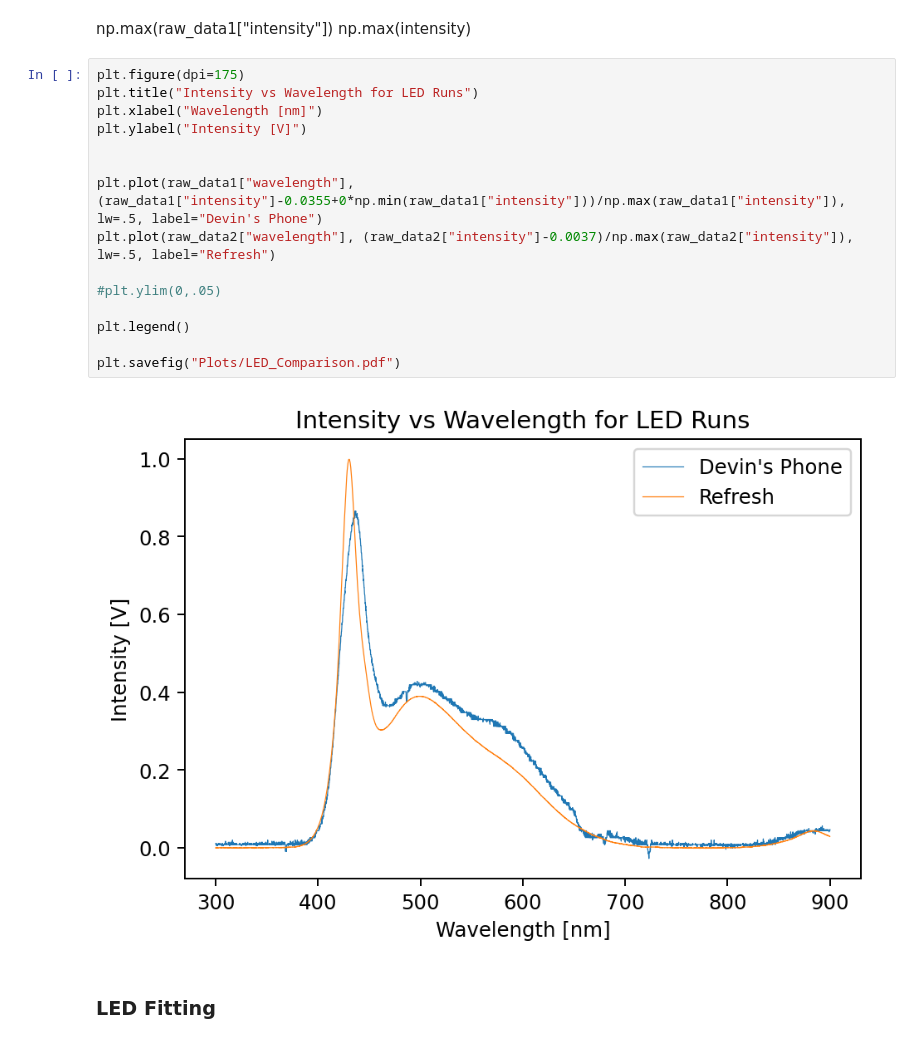
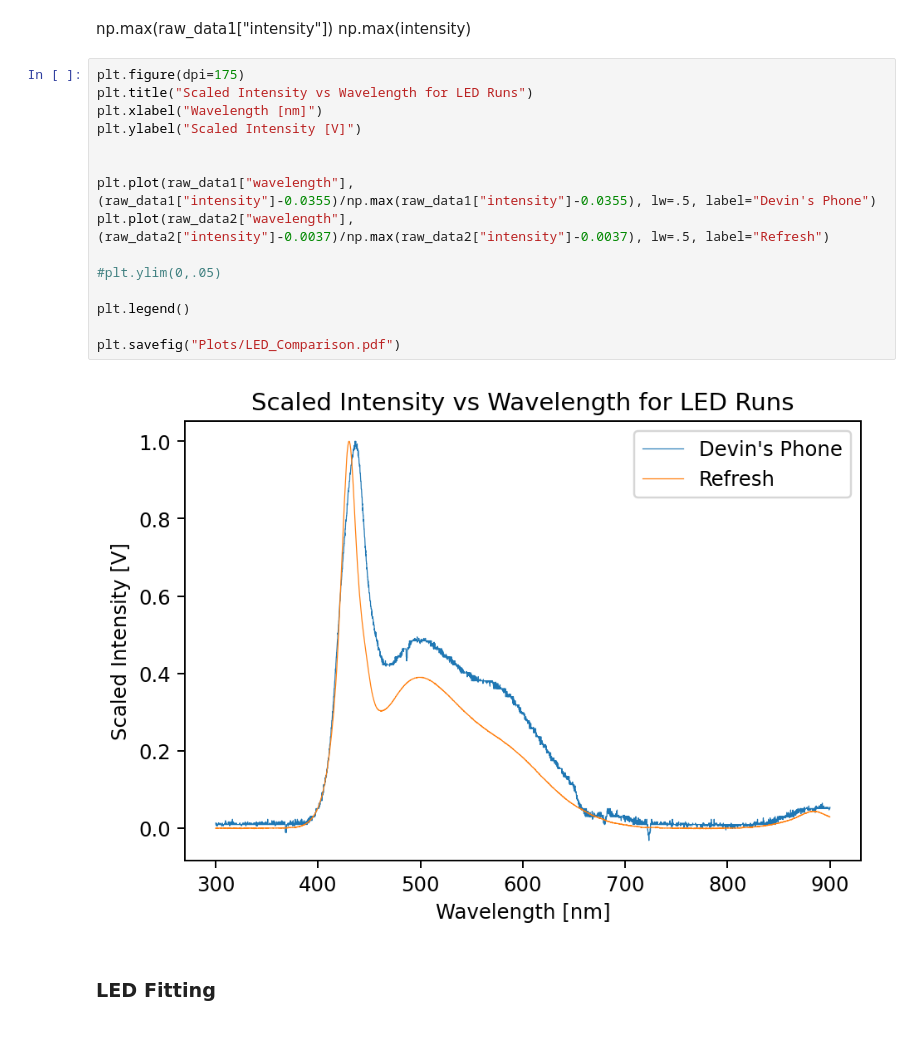
Before and after one commit to das5pzq/PHYS3180_Group_4, a Jupyter notebook: Lab05/LED_Analysis.ipynb, the cells around one changed output. Saved outputs shown, nothing was run; the diff lists cells and outputs as text.

```diff
--- a/Lab05/LED_Analysis.ipynb
+++ b/Lab05/LED_Analysis.ipynb
@@ -18,21 +18,21 @@ np.max(raw_data1["intensity"])
 np.max(intensity)
 # %%
 plt.figure(dpi=175)
-plt.title("Intensity vs Wavelength for LED Runs")
+plt.title("Scaled Intensity vs Wavelength for LED Runs")
 plt.xlabel("Wavelength [nm]")
-plt.ylabel("Intensity [V]")
+plt.ylabel("Scaled Intensity [V]")
 
 
-plt.plot(raw_data1["wavelength"], (raw_data1["intensity"]-0.0355+0*np.min(raw_data1["intensity"]))/np.max(raw_data1["intensity"]), lw=.5, label="Devin's Phone")
-plt.plot(raw_data2["wavelength"], (raw_data2["intensity"]-0.0037)/np.max(raw_data2["intensity"]), lw=.5, label="Refresh")
+plt.plot(raw_data1["wavelength"], (raw_data1["intensity"]-0.0355)/np.max(raw_data1["intensity"]-0.0355), lw=.5, label="Devin's Phone")
+plt.plot(raw_data2["wavelength"], (raw_data2["intensity"]-0.0037)/np.max(raw_data2["intensity"]-0.0037), lw=.5, label="Refresh")
 
 #plt.ylim(0,.05)
 
 plt.legend()
 
 plt.savefig("Plots/LED_Comparison.pdf")
 # %% [output]
-[figure, old version]
+[figure, new version]
 # %% [markdown]
 ### LED Fitting
 # %%
```
Also changed, not shown: 7 other files.
